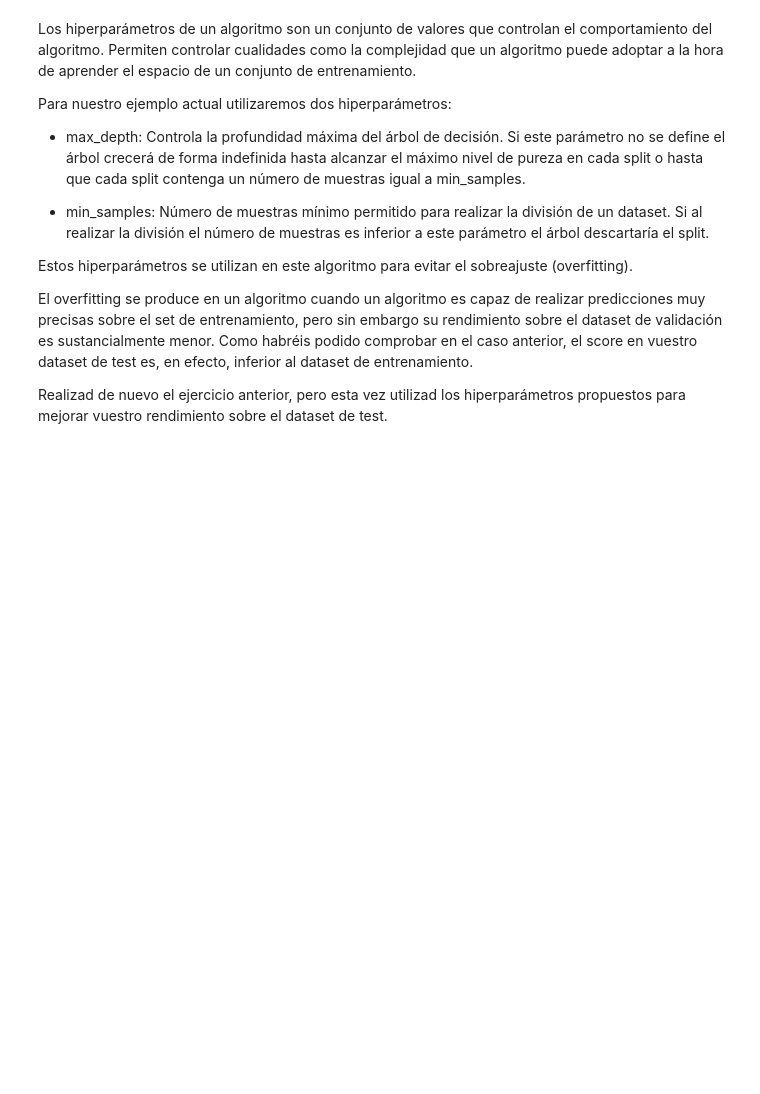
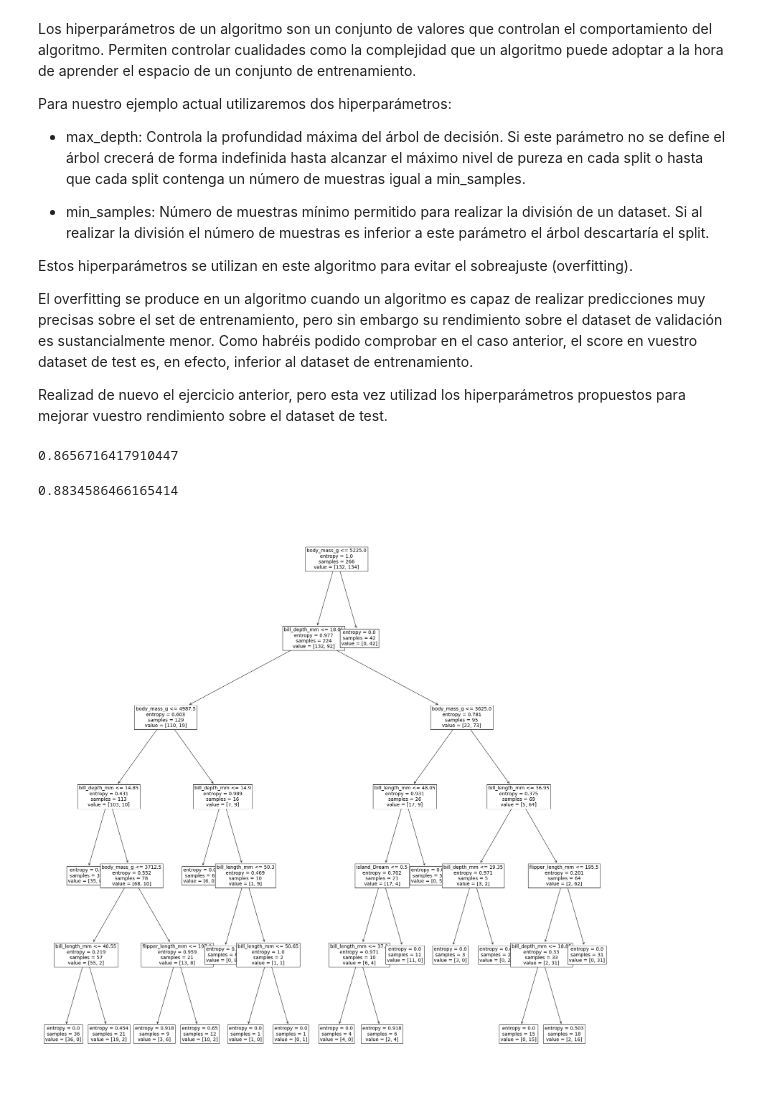
Before and after one commit to Borja-rg/idal_ia3, a Jupyter notebook: Copia_de_Decision_trees.ipynb, the cells around one changed output. Drawn from its saved outputs; the diff is of its cells as text; code cells hidden in the pictures; blank space fills up the shorter version.

```diff
--- a/Copia_de_Decision_trees.ipynb
+++ b/Copia_de_Decision_trees.ipynb
@@ -218,3 +269,20 @@ El overfitting se produce en un algoritmo cuando un algoritmo es capaz de realiz
 Realizad de nuevo el ejercicio anterior, pero esta vez utilizad los hiperparámetros propuestos para mejorar vuestro rendimiento sobre el dataset de test.
 # %%
 # Escribid aquí vuestro código
+# %%
+model_3 = DecisionTreeClassifier(criterion='entropy',max_depth=7,min_samples_leaf=15)
+model_3.fit(X_train,y_train)
+preds = model_3.predict(X_test)
+model_3.score(X_test,y_test)
+# %% [output]
+0.8656716417910447
+# %%
+model_3.score(X_train,y_train)
+# %% [output]
+0.8834586466165414
+# %%
+fig, ax = plt.subplots(figsize=(30, 30))
+plot_tree(model_3, feature_names=X.columns, fontsize=14)
+plt.show()
+# %% [output]
+[figure, added]
```
Also changed, not shown: parts of 14 cells of this notebook.
